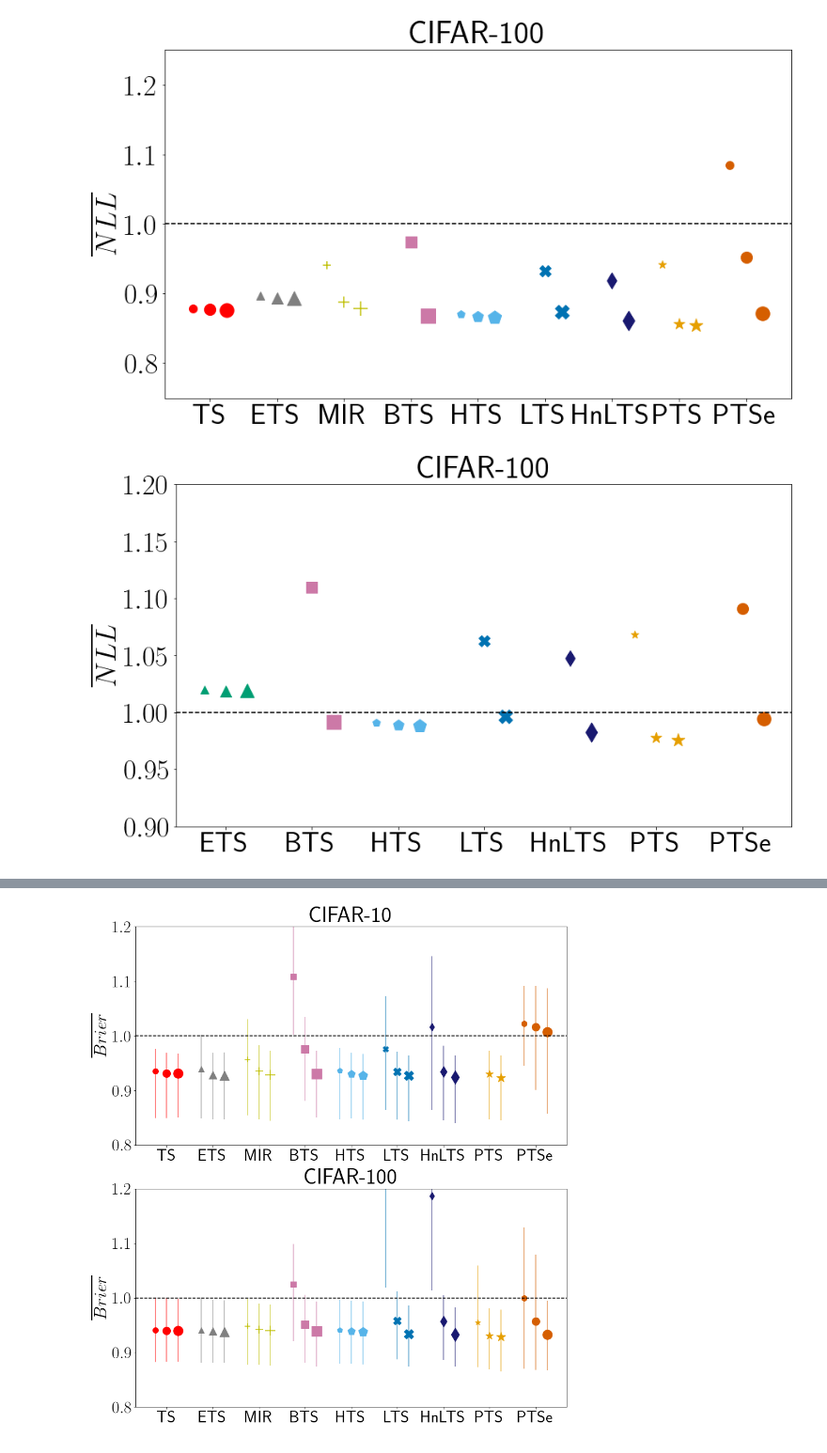
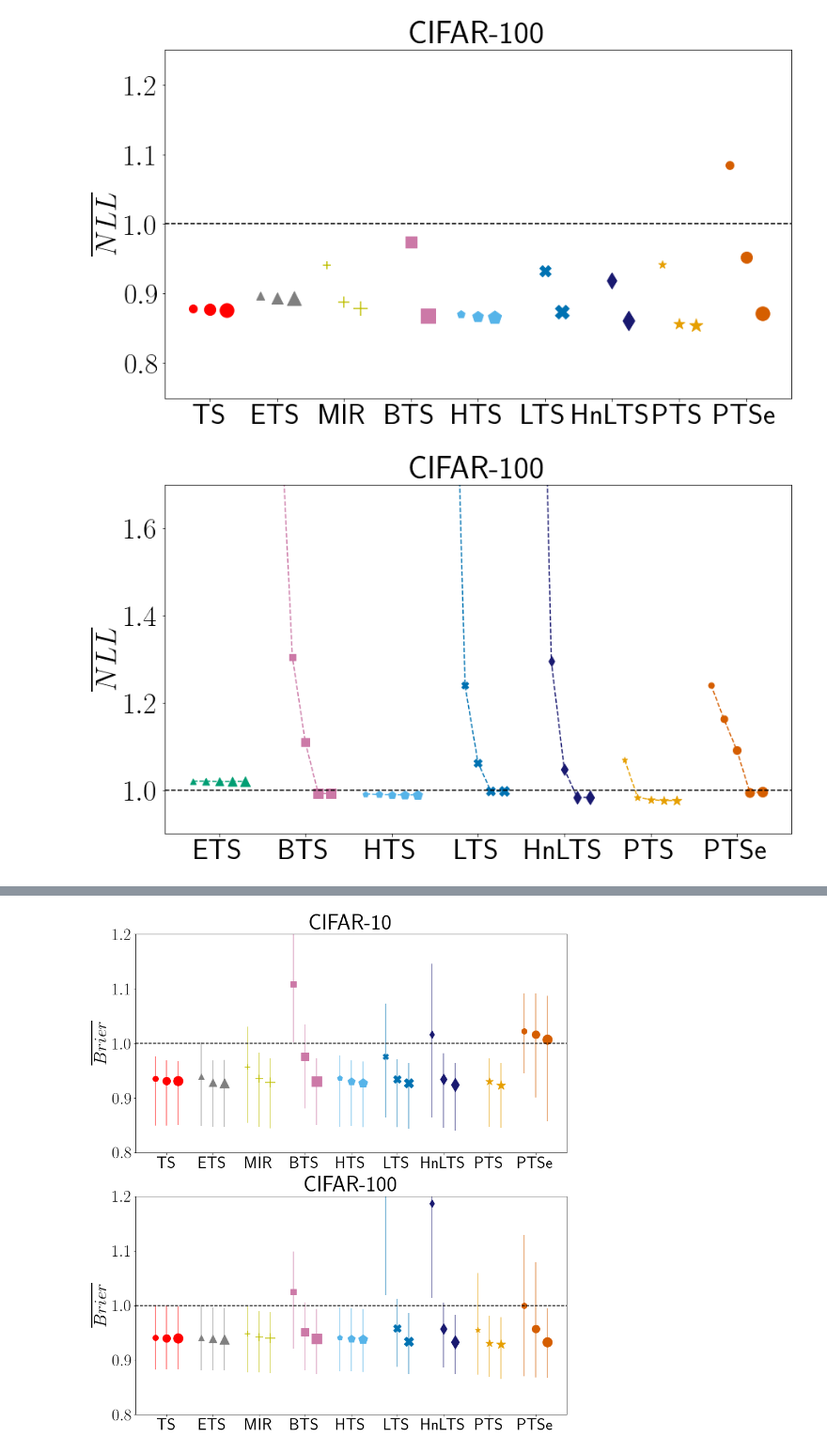
Before and after one commit to SergioAlvarezB/adaptive-tempscaling, a Jupyter notebook: code/notebooks/benchmark_pretrained_results.ipynb, the cells around one changed output, grey strips where cells are left out. Shown at 94% size. Saved outputs shown, nothing was run; the diff lists cells and outputs as text; code cells hidden in the pictures.

```diff
--- a/code/notebooks/benchmark_pretrained_results.ipynb
+++ b/code/notebooks/benchmark_pretrained_results.ipynb
@@ -32,11 +32,16 @@ ece15_file = 'logitsJuan_ECE15_red_{}.csv'
 ece_file = 'logitsJuan_ECE_red_{}.csv'
 nll_file = 'logitsJuan_NLL_red_{}.csv'
 bri_file = 'logitsJuan_BRI_red_{}.csv'
+
+ece15_file_5 = 'logitsJuan_ECE15_red_5_{}.csv'
+ece_file_5 = 'logitsJuan_ECE_red_5_{}.csv'
+nll_file_5 = 'logitsJuan_NLL_red_5_{}.csv'
+bri_file_5 = 'logitsJuan_BRI_red_5_{}.csv'
 # %%
-ECE15s = [pd.read_csv(os.path.join(res_path, ece15_file.format(i))).drop(['Unnamed: 0'], axis=1).set_index(['Dataset', 'N', 'Model']) for i in range(50)]
-ECEs = [pd.read_csv(os.path.join(res_path, ece_file.format(i))).drop(['Unnamed: 0'], axis=1).set_index(['Dataset', 'N', 'Model']) for i in range(50)]
-NLLs = [pd.read_csv(os.path.join(res_path, nll_file.format(i))).drop(['Unnamed: 0'], axis=1).set_index(['Dataset', 'N', 'Model']) for i in range(50)]
-Bris = [pd.read_csv(os.path.join(res_path, bri_file.format(i))).drop(['Unnamed: 0'], axis=1).set_index(['Dataset', 'N', 'Model']) for i in range(50)]
+ECE15s = [pd.read_csv(os.path.join(res_path, ece15_file.format(i))).drop(['Unnamed: 0'], axis=1).set_index(['Dataset', 'N', 'Model']).append(pd.read_csv(os.path.join(res_path, ece15_file_5.format(i))).drop(['Unnamed: 0'], axis=1).set_index(['Dataset', 'N', 'Model'])) for i in range(50)]
+ECEs = [pd.read_csv(os.path.join(res_path, ece_file.format(i))).drop(['Unnamed: 0'], axis=1).set_index(['Dataset', 'N', 'Model']).append(pd.read_csv(os.path.join(res_path, ece_file_5.format(i))).drop(['Unnamed: 0'], axis=1).set_index(['Dataset', 'N', 'Model'])) for i in range(50)]
+NLLs = [pd.read_csv(os.path.join(res_path, nll_file.format(i))).drop(['Unnamed: 0'], axis=1).set_index(['Dataset', 'N', 'Model']).append(pd.read_csv(os.path.join(res_path, nll_file_5.format(i))).drop(['Unnamed: 0'], axis=1).set_index(['Dataset', 'N', 'Model'])) for i in range(50)]
+Bris = [pd.read_csv(os.path.join(res_path, bri_file.format(i))).drop(['Unnamed: 0'], axis=1).set_index(['Dataset', 'N', 'Model']).append(pd.read_csv(os.path.join(res_path, bri_file_5.format(i))).drop(['Unnamed: 0'], axis=1).set_index(['Dataset', 'N', 'Model'])) for i in range(50)]
 # %%
 ECE15 = sum(ECE15s)/len(ECE15s)
 ECE = sum(ECEs)/len(ECEs)
@@ -552,16 +654,24 @@ fig, ax = plt.subplots(figsize=(14, 8))
 x_axis = np.arange(7)
 
 for i, model in enumerate(labels_):
-    ax.scatter(x_axis[i]-0.25, np.mean(_rel_nlls10_ld[:, i, :]), marker=markers_[i], s=100, c=colors_[i])
+    curr_x = [x_axis[i]-0.3, x_axis[i]-0.15, x_axis[i], x_axis[i]+0.15, x_axis[i]+0.3]
+    curr_y = [np.mean(_rel_nlls10_ld[:, i, :]), np.mean(_rel_nlls10_mld[:, i, :]), np.mean(_rel_nlls10_md[:, i, :]), np.mean(_rel_nlls10_mhd[:, i, :]), np.mean(_rel_nlls10[:, i, :])]
+    ax.plot(curr_x, curr_y, ls='--', c=colors_[i])
+
+
+
+    ax.scatter(x_axis[i]-0.3, np.mean(_rel_nlls10_ld[:, i, :]), marker=markers_[i], s=50, c=colors_[i])
+    ax.scatter(x_axis[i]-0.15, np.mean(_rel_nlls10_mld[:, i, :]), marker=markers_[i], s=75, c=colors_[i])
     # ax.plot([x_axis[i]-0.25, x_axis[i]-0.25], np.quantile(_rel_nlls10_ld[:, i, :], (0.05, 0.95)), lw=2, c=colors_[i], alpha=0.5)
 
 
-    ax.scatter(x_axis[i], np.mean(_rel_nlls10_md[:, i, :]), marker=markers_[i], s=200, c=colors_[i])
+    ax.scatter(x_axis[i], np.mean(_rel_nlls10_md[:, i, :]), marker=markers_[i], s=100, c=colors_[i])
     # ax.plot([x_axis[i], x_axis[i]], np.quantile(_rel_nlls10_md[:, i, :], (0.05, 0.95)), lw=2, c=colors_[i], alpha=0.5)
 
 
 
-    ax.scatter(x_axis[i]+0.25, np.mean(_rel_nlls10[:, i, :]), marker=markers_[i], s=300, c=colors_[i])
+    ax.scatter(x_axis[i]+0.15, np.mean(_rel_nlls10_mhd[:, i, :]), marker=markers_[i], s=125, c=colors_[i])
+    ax.scatter(x_axis[i]+0.30, np.mean(_rel_nlls10[:, i, :]), marker=markers_[i], s=150, c=colors_[i])
     # ax.plot([x_axis[i]+0.25, x_axis[i]+0.25], np.quantile(_rel_nlls10[:, i, :], (0.05, 0.95)), lw=2, c=colors_[i], alpha=0.5)
 
 ax.set_title('CIFAR-10', fontsize=40)
@@ -569,7 +679,7 @@ ax.set_title('CIFAR-10', fontsize=40)
 ax.axhline(1.0, c='k', ls='--')
 ax.set_xticks(x_axis)
 ax.set_xticklabels(labels_)
-ax.set_ylim(0.9, 1.2)
+ax.set_ylim(0.9, 1.7)
 
 ax.set_ylabel('$\overline{NLL}$', fontsize=36)
 ax.tick_params(axis='both', labelsize=36)
@@ -612,31 +722,39 @@ plt.show()
 # %%
 fig, ax = plt.subplots(figsize=(14, 8))
 x_axis = np.arange(7)
 
 for i, model in enumerate(labels_):
-    ax.scatter(x_axis[i]-0.25, np.mean(_rel_nlls100_ld[:, i, :]), marker=markers_[i], s=100, c=colors_[i])
+    curr_x = [x_axis[i]-0.3, x_axis[i]-0.15, x_axis[i], x_axis[i]+0.15, x_axis[i]+0.3]
+    curr_y = [np.mean(_rel_nlls100_ld[:, i, :]), np.mean(_rel_nlls100_mld[:, i, :]), np.mean(_rel_nlls100_md[:, i, :]), np.mean(_rel_nlls100_mhd[:, i, :]), np.mean(_rel_nlls100[:, i, :])]
+    ax.plot(curr_x, curr_y, ls='--', c=colors_[i])
+
+
+
+    ax.scatter(x_axis[i]-0.3, np.mean(_rel_nlls100_ld[:, i, :]), marker=markers_[i], s=50, c=colors_[i])
+    ax.scatter(x_axis[i]-0.15, np.mean(_rel_nlls100_mld[:, i, :]), marker=markers_[i], s=75, c=colors_[i])
     # ax.plot([x_axis[i]-0.25, x_axis[i]-0.25], np.quantile(_rel_nlls100_ld[:, i, :], (0.05, 0.95)), lw=2, c=colors_[i], alpha=0.5)
 
 
-    ax.scatter(x_axis[i], np.mean(_rel_nlls100_md[:, i, :]), marker=markers_[i], s=200, c=colors_[i])
+    ax.scatter(x_axis[i], np.mean(_rel_nlls100_md[:, i, :]), marker=markers_[i], s=100, c=colors_[i])
     # ax.plot([x_axis[i], x_axis[i]], np.quantile(_rel_nlls100_md[:, i, :], (0.05, 0.95)), lw=2, c=colors_[i], alpha=0.5)
 
 
 
-    ax.scatter(x_axis[i]+0.25, np.mean(_rel_nlls100[:, i, :]), marker=markers_[i], s=300, c=colors_[i])
+    ax.scatter(x_axis[i]+0.15, np.mean(_rel_nlls100_mhd[:, i, :]), marker=markers_[i], s=125, c=colors_[i])
+    ax.scatter(x_axis[i]+0.30, np.mean(_rel_nlls100[:, i, :]), marker=markers_[i], s=150, c=colors_[i])
     # ax.plot([x_axis[i]+0.25, x_axis[i]+0.25], np.quantile(_rel_nlls100[:, i, :], (0.05, 0.95)), lw=2, c=colors_[i], alpha=0.5)
 
 ax.set_title('CIFAR-100', fontsize=40)
 
 ax.axhline(1.0, c='k', ls='--')
 ax.set_xticks(x_axis)
 ax.set_xticklabels(labels_)
-ax.set_ylim(0.9, 1.2)
+ax.set_ylim(0.9, 1.7)
 
 ax.set_ylabel('$\overline{NLL}$', fontsize=36)
 ax.tick_params(axis='both', labelsize=36)
 
 fig.savefig('C:/Users/sergi/Google Drive/PhD/AdaTS/imgsPaper/_relNLLc100.pdf')
 plt.show()
 # %% [output]
-[figure, old version]
+[figure, new version]
```
Also changed, not shown: parts of 7 cells of this notebook, 3 other files.
